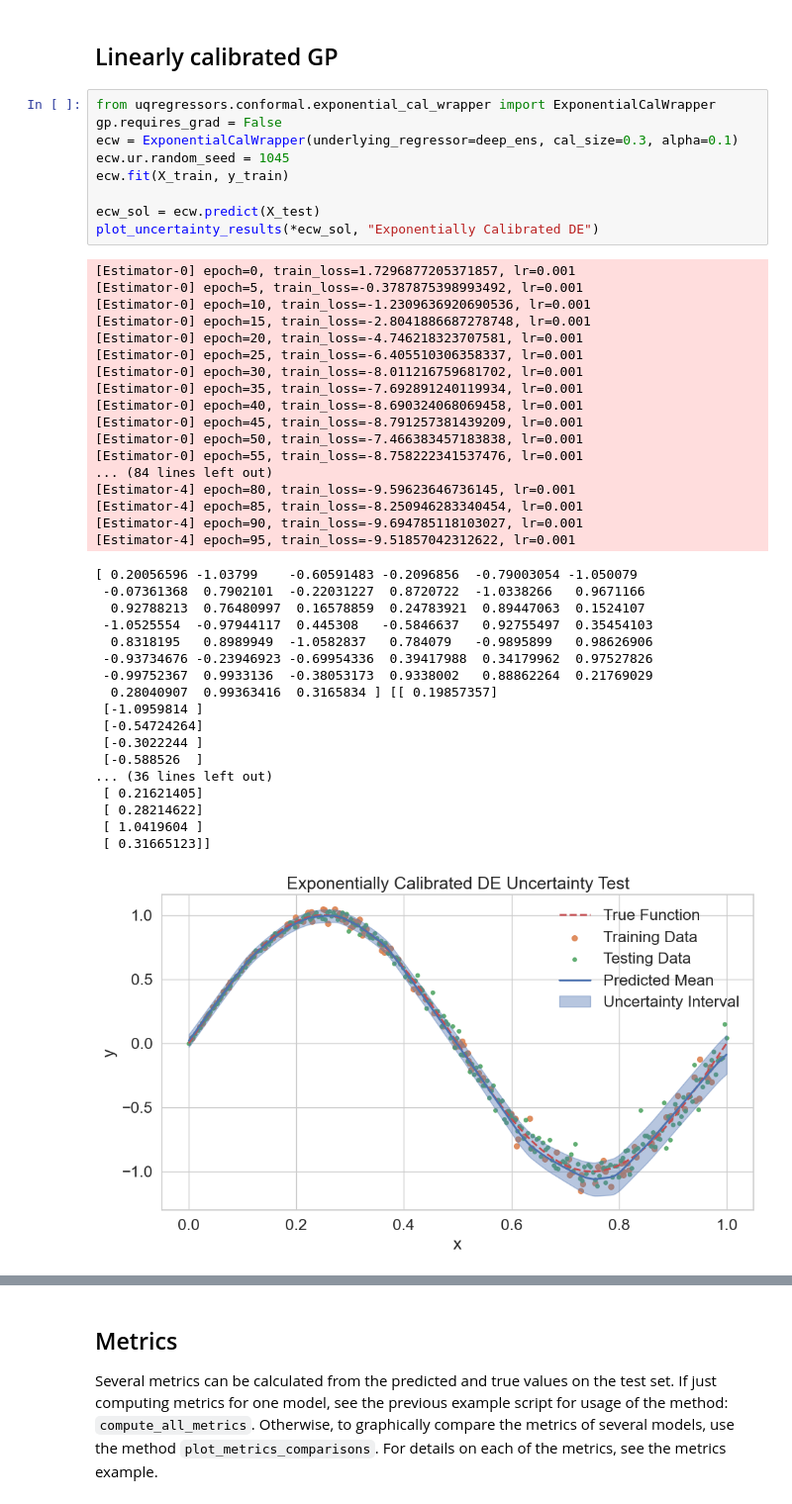
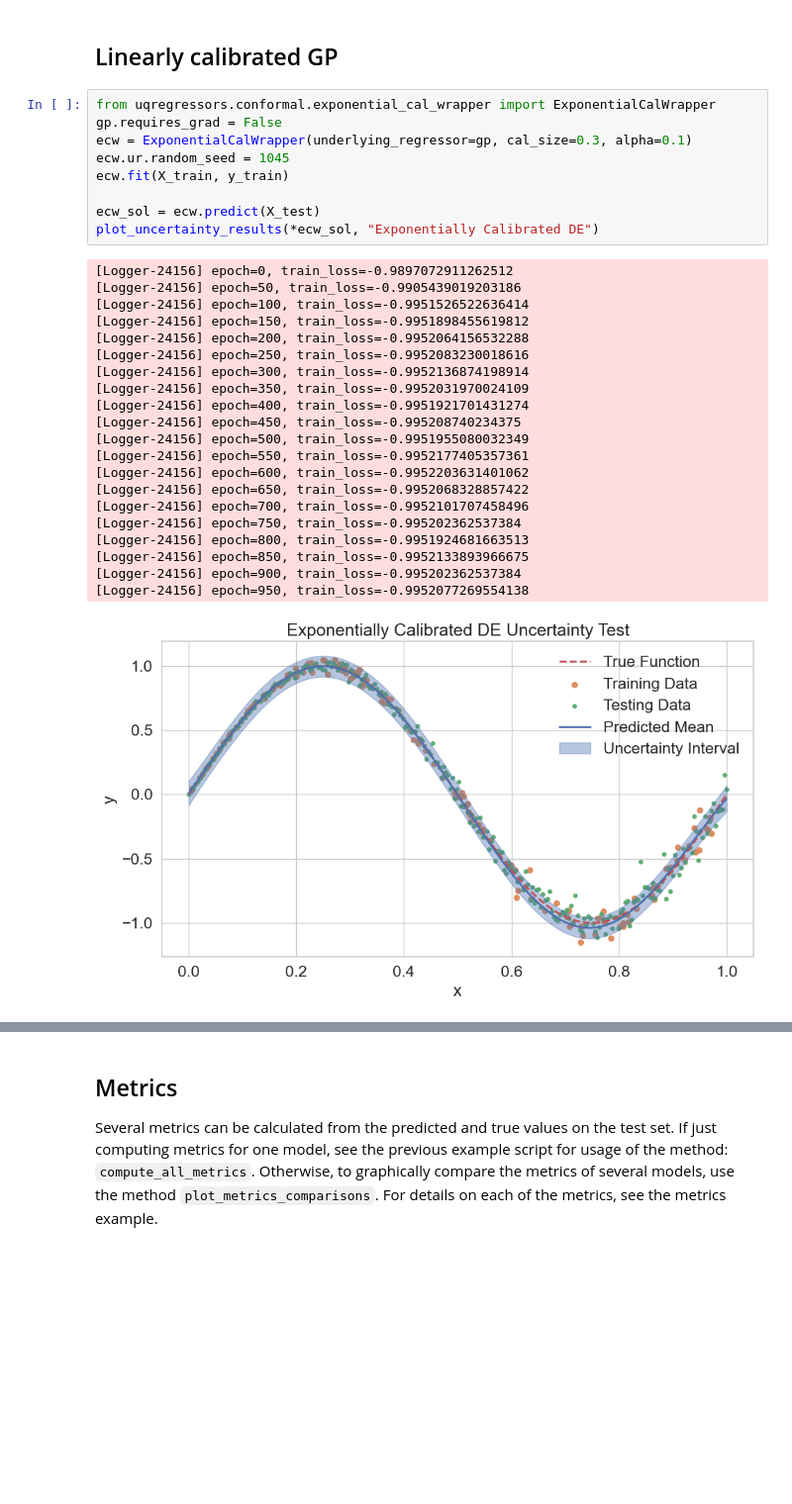
Before and after one commit to arjunrs3/UQRegressors, a Jupyter notebook: examples/getting_started.ipynb, the cells around one changed output, grey strips where cells are left out. Shown at 99% size. Saved outputs shown, nothing was run; the diff lists cells and outputs as text; blank space fills up the shorter version.

```diff
--- a/examples/getting_started.ipynb
+++ b/examples/getting_started.ipynb
@@ -490,45 +490,31 @@ plot_uncertainty_results(*conformalized_quantile_ens_sol, "Conformalized Quantil
 # %%
 from uqregressors.conformal.exponential_cal_wrapper import ExponentialCalWrapper
 gp.requires_grad = False
-ecw = ExponentialCalWrapper(underlying_regressor=deep_ens, cal_size=0.3, alpha=0.1)
+ecw = ExponentialCalWrapper(underlying_regressor=gp, cal_size=0.3, alpha=0.1)
 ecw.ur.random_seed = 1045
 ecw.fit(X_train, y_train)
 
 ecw_sol = ecw.predict(X_test)
 plot_uncertainty_results(*ecw_sol, "Exponentially Calibrated DE")
 # %% [output]
-[Estimator-0] epoch=0, train_loss=1.7296877205371857, lr=0.001
-[Estimator-0] epoch=5, train_loss=-0.3787875398993492, lr=0.001
-[Estimator-0] epoch=10, train_loss=-1.2309636920690536, lr=0.001
-[Estimator-0] epoch=15, train_loss=-2.8041886687278748, lr=0.001
-[Estimator-0] epoch=20, train_loss=-4.746218323707581, lr=0.001
-[Estimator-0] epoch=25, train_loss=-6.405510306358337, lr=0.001
-[Estimator-0] epoch=30, train_loss=-8.011216759681702, lr=0.001
-[Estimator-0] epoch=35, train_loss=-7.692891240119934, lr=0.001
-[Estimator-0] epoch=40, train_loss=-8.690324068069458, lr=0.001
-[Estimator-0] epoch=45, train_loss=-8.791257381439209, lr=0.001
-[Estimator-0] epoch=50, train_loss=-7.466383457183838, lr=0.001
-[Estimator-0] epoch=55, train_loss=-8.758222341537476, lr=0.001
-... (84 lines left out)
-[Estimator-4] epoch=80, train_loss=-9.59623646736145, lr=0.001
-[Estimator-4] epoch=85, train_loss=-8.250946283340454, lr=0.001
-[Estimator-4] epoch=90, train_loss=-9.694785118103027, lr=0.001
-[Estimator-4] epoch=95, train_loss=-9.51857042312622, lr=0.001
+[Logger-24156] epoch=0, train_loss=-0.9897072911262512
+[Logger-24156] epoch=50, train_loss=-0.9905439019203186
+[Logger-24156] epoch=100, train_loss=-0.9951526522636414
+[Logger-24156] epoch=150, train_loss=-0.9951898455619812
+[Logger-24156] epoch=200, train_loss=-0.9952064156532288
+[Logger-24156] epoch=250, train_loss=-0.9952083230018616
+[Logger-24156] epoch=300, train_loss=-0.9952136874198914
+[Logger-24156] epoch=350, train_loss=-0.9952031970024109
+[Logger-24156] epoch=400, train_loss=-0.9951921701431274
+[Logger-24156] epoch=450, train_loss=-0.995208740234375
+[Logger-24156] epoch=500, train_loss=-0.9951955080032349
+[Logger-24156] epoch=550, train_loss=-0.9952177405357361
+[Logger-24156] epoch=600, train_loss=-0.9952203631401062
+[Logger-24156] epoch=650, train_loss=-0.9952068328857422
+[Logger-24156] epoch=700, train_loss=-0.9952101707458496
+[Logger-24156] epoch=750, train_loss=-0.995202362537384
+[Logger-24156] epoch=800, train_loss=-0.9951924681663513
+[Logger-24156] epoch=850, train_loss=-0.9952133893966675
+[Logger-24156] epoch=900, train_loss=-0.995202362537384
+[Logger-24156] epoch=950, train_loss=-0.9952077269554138
-[ 0.20056596 -1.03799    -0.60591483 -0.2096856  -0.79003054 -1.050079
- -0.07361368  0.7902101  -0.22031227  0.8720722  -1.0338266   0.9671166
-  0.92788213  0.76480997  0.16578859  0.24783921  0.89447063  0.1524107
- -1.0525554  -0.97944117  0.445308   -0.5846637   0.92755497  0.35454103
-  0.8318195   0.8989949  -1.0582837   0.784079   -0.9895899   0.98626906
- -0.93734676 -0.23946923 -0.69954336  0.39417988  0.34179962  0.97527826
- -0.99752367  0.9933136  -0.38053173  0.9338002   0.88862264  0.21769029
-  0.28040907  0.99363416  0.3165834 ] [[ 0.19857357]
- [-1.0959814 ]
- [-0.54724264]
- [-0.3022244 ]
- [-0.588526  ]
-... (36 lines left out)
- [ 0.21621405]
- [ 0.28214622]
- [ 1.0419604 ]
- [ 0.31665123]]
-[figure, old version]
+[figure, new version]
```
Also changed, not shown: parts of 7 cells of this notebook, 2 other files.
